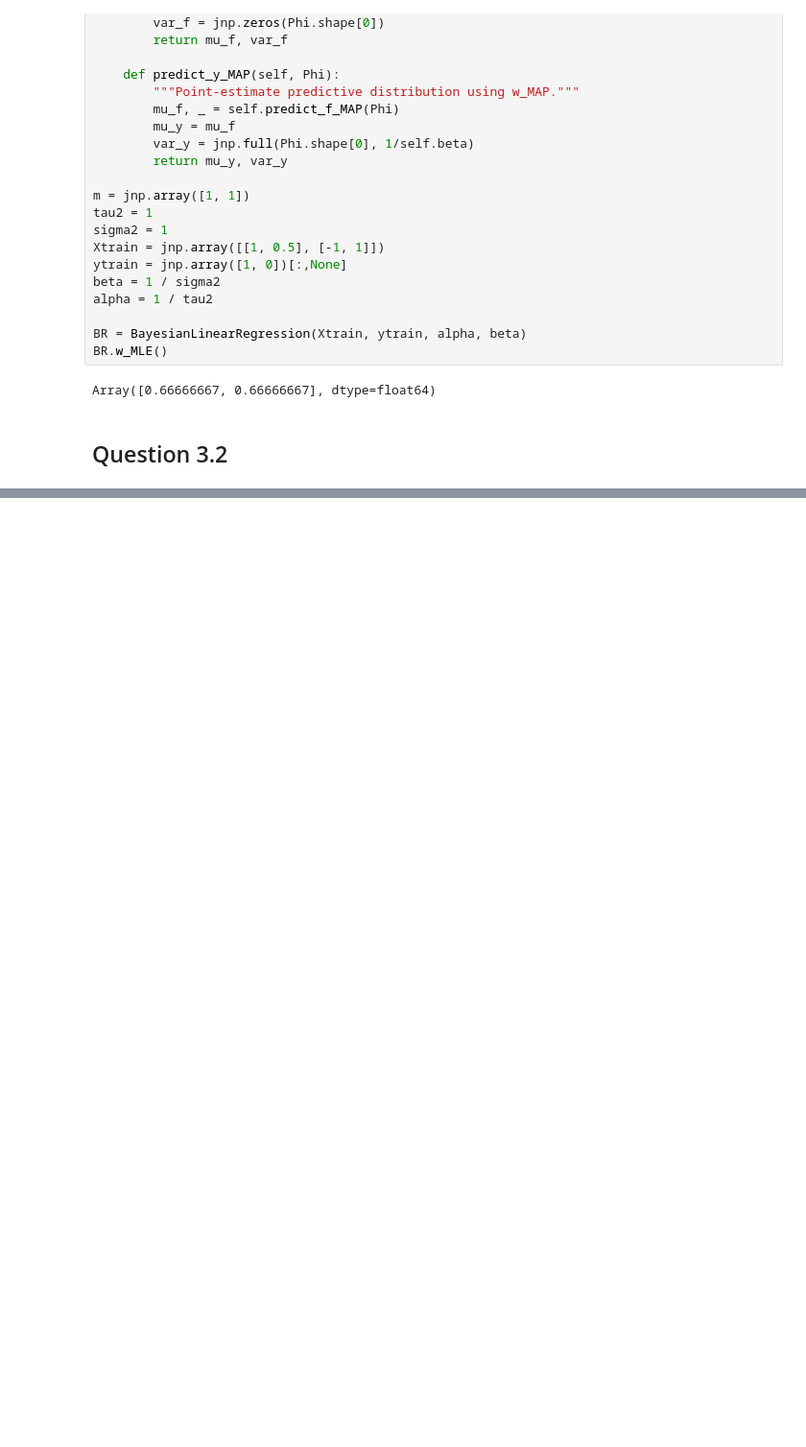
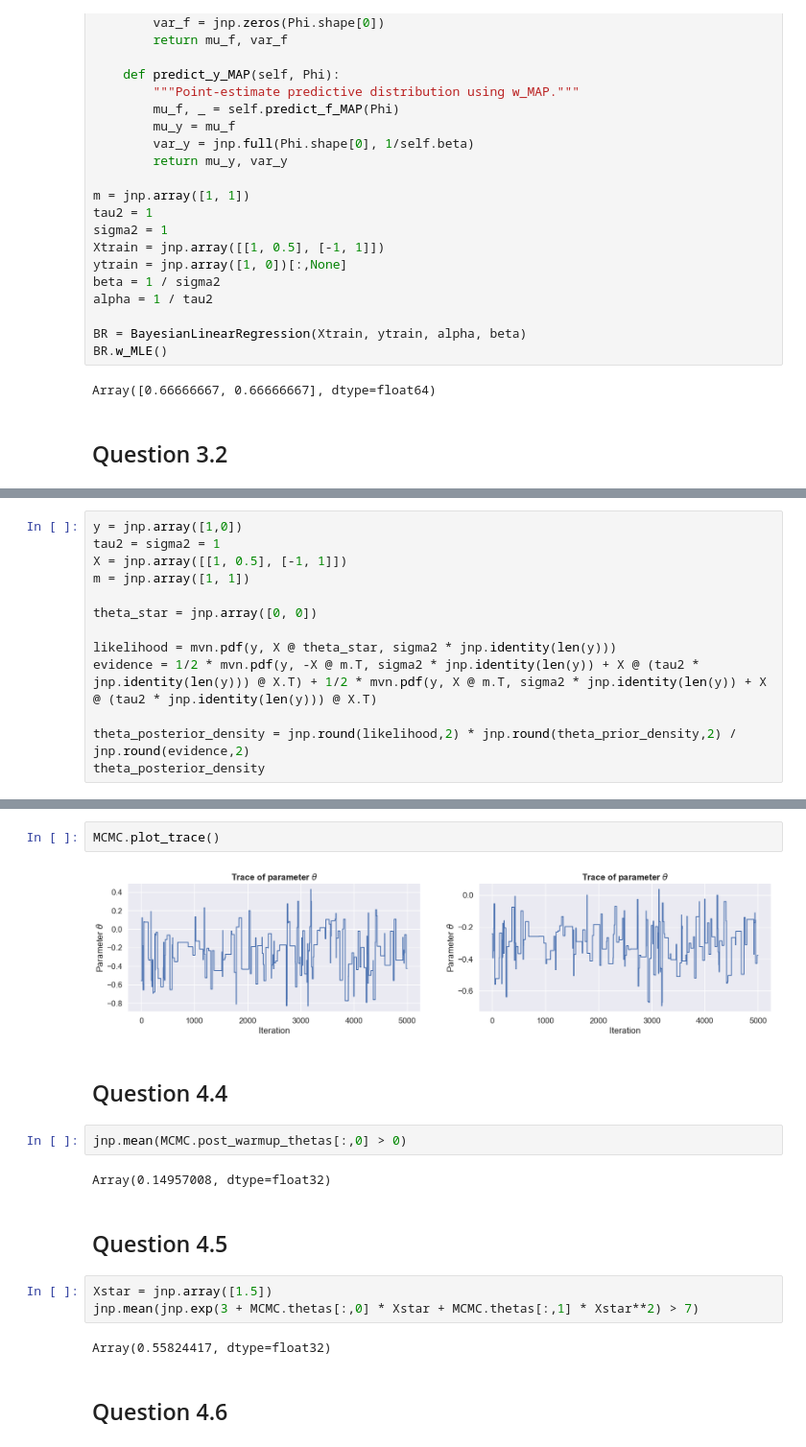
Before and after one commit to Isak-Petrin/exam_bayesianML_code, a Jupyter notebook: exam_code/exam_2024R_N_new.ipynb, the cells around one changed output, grey strips where cells are left out. Shown at 96% size. Saved outputs shown, nothing was run; the diff lists cells and outputs as text; blank space fills up the shorter version.

```diff
--- a/exam_code/exam_2024R_N_new.ipynb
+++ b/exam_code/exam_2024R_N_new.ipynb
@@ -436,0 +766,13 @@ np.float64(0.05854983152431917)
+# %%
+y = jnp.array([1,0])
+tau2 = sigma2 = 1
+X = jnp.array([[1, 0.5], [-1, 1]])
+m = jnp.array([1, 1])
+
+theta_star = jnp.array([0, 0])
+
+likelihood = mvn.pdf(y, X @ theta_star, sigma2 * jnp.identity(len(y)))
+evidence = 1/2 * mvn.pdf(y, -X @ m.T, sigma2 * jnp.identity(len(y)) + X @ (tau2 * jnp.identity(len(y))) @ X.T) + 1/2 * mvn.pdf(y, X @ m.T, sigma2 * jnp.identity(len(y)) + X @ (tau2 * jnp.identity(len(y))) @ X.T)
+
+theta_posterior_density = jnp.round(likelihood,2) * jnp.round(theta_prior_density,2) / jnp.round(evidence,2)
+theta_posterior_density
@@ -436,0 +929,19 @@ np.float64(0.05854983152431917)
+# %%
+MCMC.plot_trace()
+# %% [output]
+[figure, added]
+# %% [markdown]
+## Question 4.4
+# %%
+jnp.mean(MCMC.post_warmup_thetas[:,0] > 0)
+# %% [output]
+Array(0.14957008, dtype=float32)
+# %% [markdown]
+## Question 4.5
+# %%
+Xstar = jnp.array([1.5])
+jnp.mean(jnp.exp(3 + MCMC.thetas[:,0] * Xstar + MCMC.thetas[:,1] * Xstar**2) > 7)
+# %% [output]
+Array(0.55824417, dtype=float32)
+# %% [markdown]
+## Question 4.6
```
Also changed, not shown: parts of 18 cells of this notebook, 5 other files.
